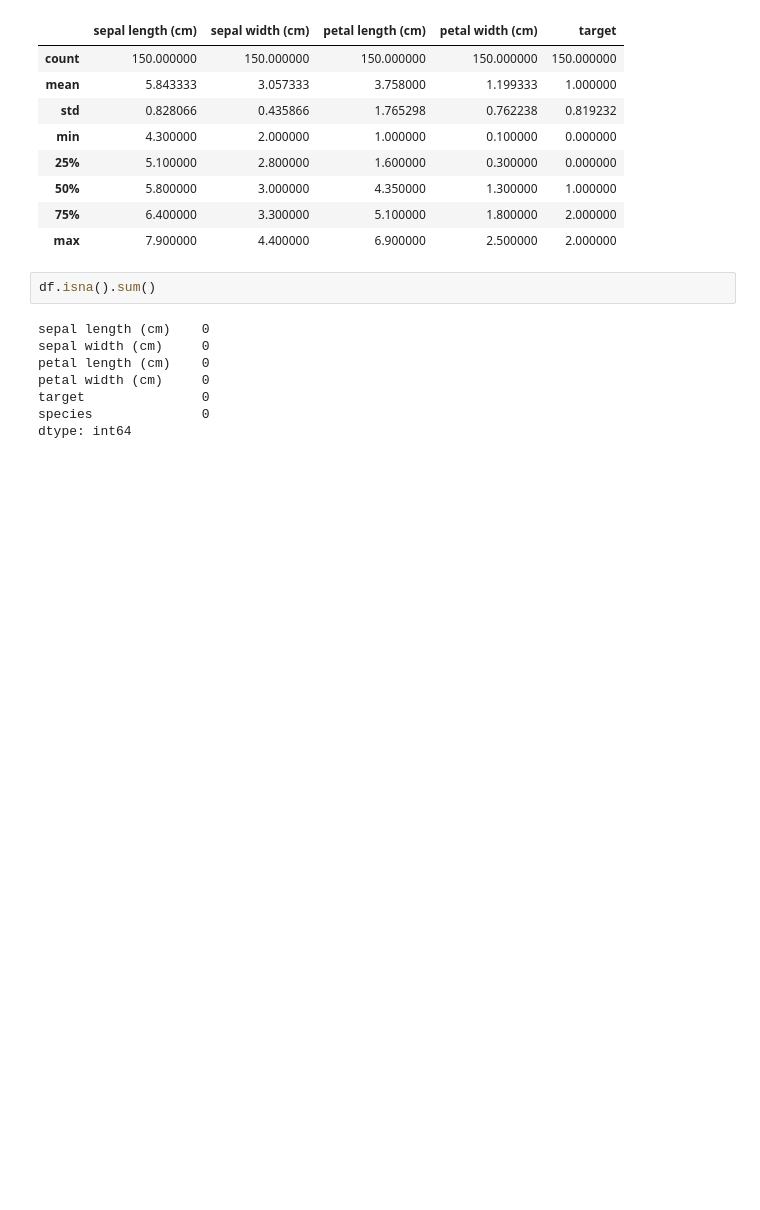
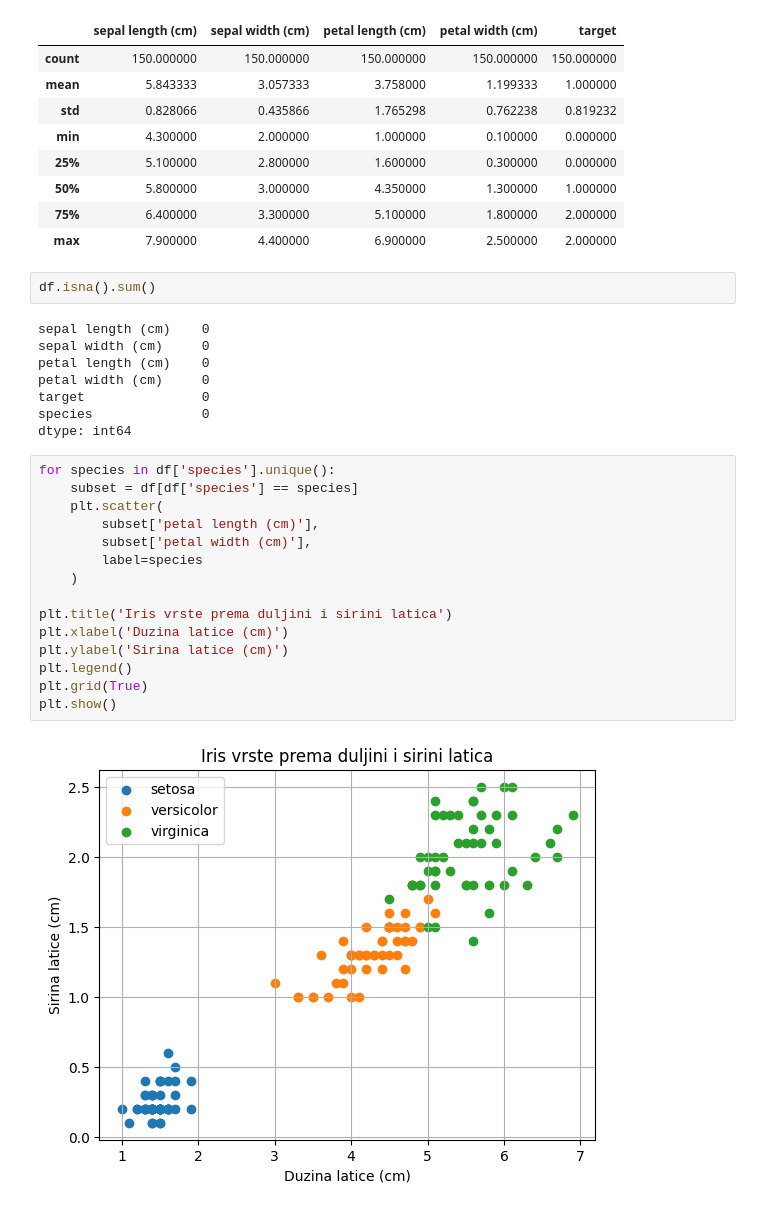
Before and after one commit to python-developer-algebra-klujic/pyds-ponavljanje, a Jupyter notebook: 9_scikit_learn.ipynb, the cells around one changed output. Cells and saved outputs as stored; diff of their text form; blank space fills up the shorter version.

```diff
--- a/9_scikit_learn.ipynb
+++ b/9_scikit_learn.ipynb
@@ -200,3 +201,20 @@ petal width (cm)     0
 target               0
 species              0
 dtype: int64
+# %%
+for species in df['species'].unique():
+    subset = df[df['species'] == species]
+    plt.scatter(
+        subset['petal length (cm)'],
+        subset['petal width (cm)'],
+        label=species
+    )
+
+plt.title('Iris vrste prema duljini i sirini latica')
+plt.xlabel('Duzina latice (cm)')
+plt.ylabel('Sirina latice (cm)')
+plt.legend()
+plt.grid(True)
+plt.show()
+# %% [output]
+[figure, added]
```
Also changed, not shown: parts of 2 cells of this notebook.
